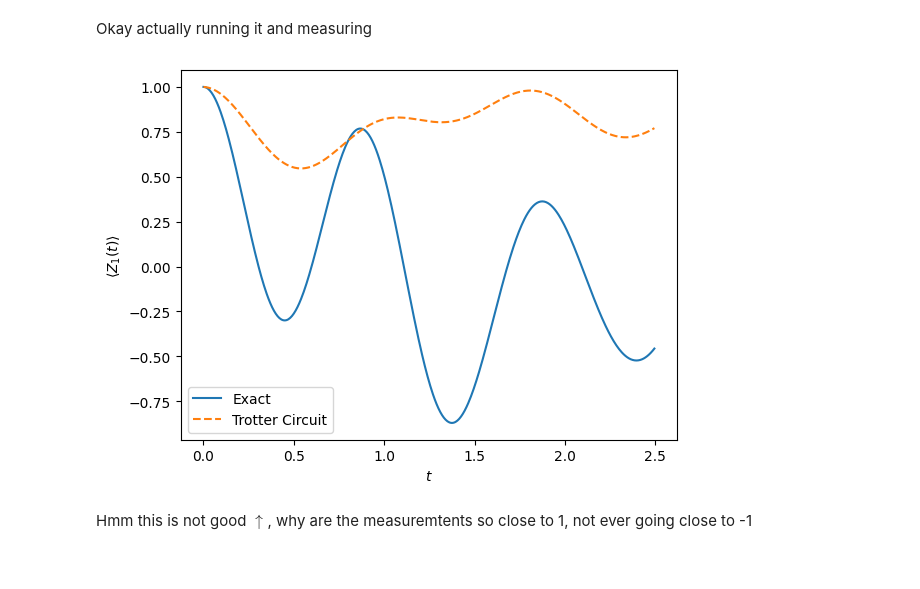
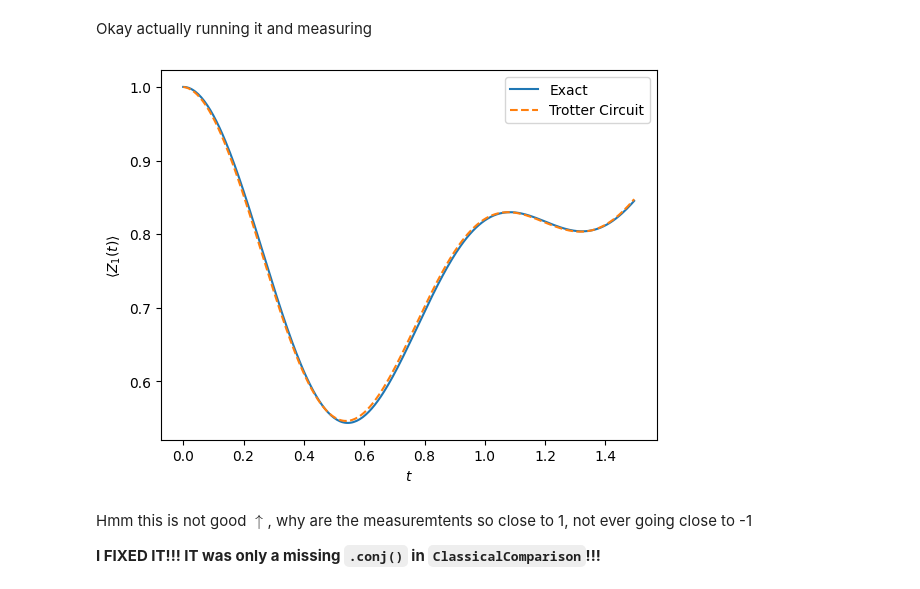
Before and after one commit to laramt04/Time-Evolution-QC-Project, a Jupyter notebook: KyranBuiltinSTM.ipynb, the cells around one changed output. Cells and saved outputs as stored; diff of their text form; code cells hidden in the pictures.

```diff
--- a/KyranBuiltinSTM.ipynb
+++ b/KyranBuiltinSTM.ipynb
@@ -30,6 +38,6 @@ hamiltonian = hm.hamiltonian1(L,Jz)
 # %%
 dt = 0.5 * 1e-2
-gate = PauliEvolutionGate(dt * hamiltonian)
+gate = PauliEvolutionGate(operator=hamiltonian,time=dt)
 
 st = SuzukiTrotter(order=1, reps=1)   #whats the advantage of doing reps here vs. appending on then measuring? I guess can only measure every reps?
 # in real life, fix circuit depth/trotter circuit, then change dt to get data for different times
@@ -55,33 +63,41 @@ qc.initialize(all0)
 middle = L //2 #picks L/2 int value
 qc.ry(np.pi/2, middle) #rotation here is into x-y plane
 initial = Statevector(qc)  #initial state, now rotated
 
+#resetting qc with new initial state?
+qc = QuantumCircuit(int(L))
+qc.initialize(initial)
+
+#test
+# qc = QuantumCircuit(4)
+# qc.x(0)
+
 # Define a single Suzuki-Trotter timestep
 st = SuzukiTrotter(order=1, reps=1)
-circ = st.synthesize(gate)
+circ = st.synthesize(gate) #creates the ST circuit??
 
 # Prepare an empty list to store data and run a loop over timesteps
 zlist2 = []
 for t in range(300):
-    qc.append(circ,[0,1,2,3])
+    qc.append(circ,[0,1,2,3])  #switching the order of these didnt solve the problem...
     pub = (qc, [z_obs])
     result = estimator.run(pubs=[pub]).result()
     z_result = result[0].data.evs[0]
     zlist2 += [z_result]
 
 # Plot results
 
 t_tot = dt*300
 numsteps = 300
 tlist,zlist = hm.ClassicalComparison(L,Jz,1,'Z',numsteps,t_tot)
 
 # tlist = [0.1 * t for t in range(500)]
 plt.plot(tlist, zlist, label = 'Exact')
 plt.plot(tlist, zlist2, '--', label = 'Trotter Circuit')
 plt.ylabel(r'$\langle Z_1(t) \rangle$')
 plt.xlabel(r'$t$')
 plt.legend()
 plt.show()
 plt.close()
 # %% [output]
-[figure, old version]
+[figure, new version]
@@ -88,2 +110,4 @@ plt.close()
 # %% [markdown]
 Hmm this is not good $\uparrow$, why are the measuremtents so close to 1, not ever going close to -1
+
+**I FIXED IT!!! IT was only a missing `.conj()` in `ClassicalComparison`!!!**
```
Also changed, not shown: parts of 16 cells of this notebook, 1 other file.
